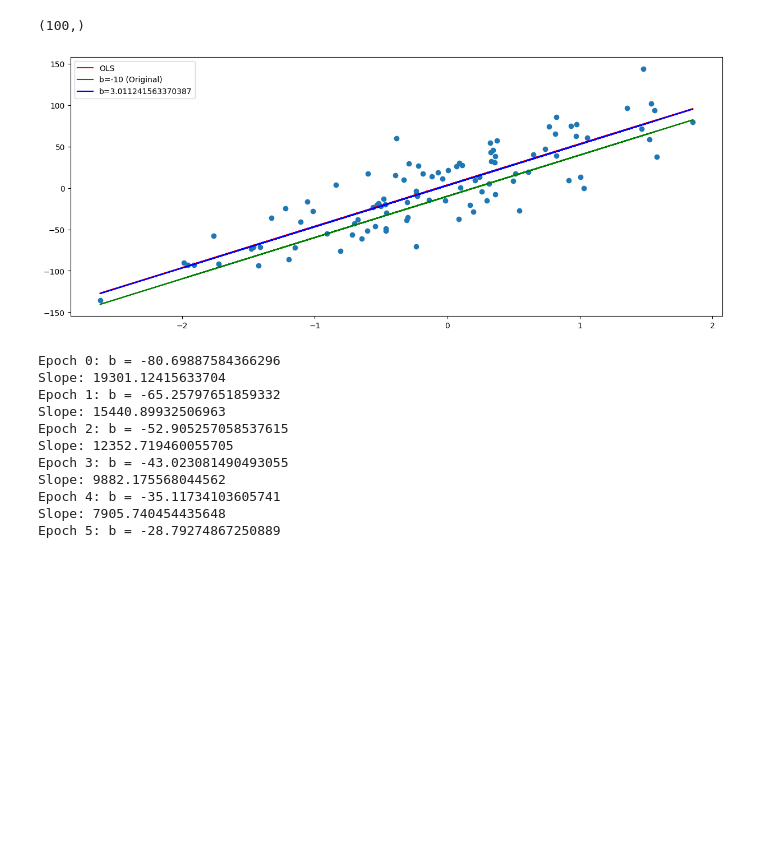
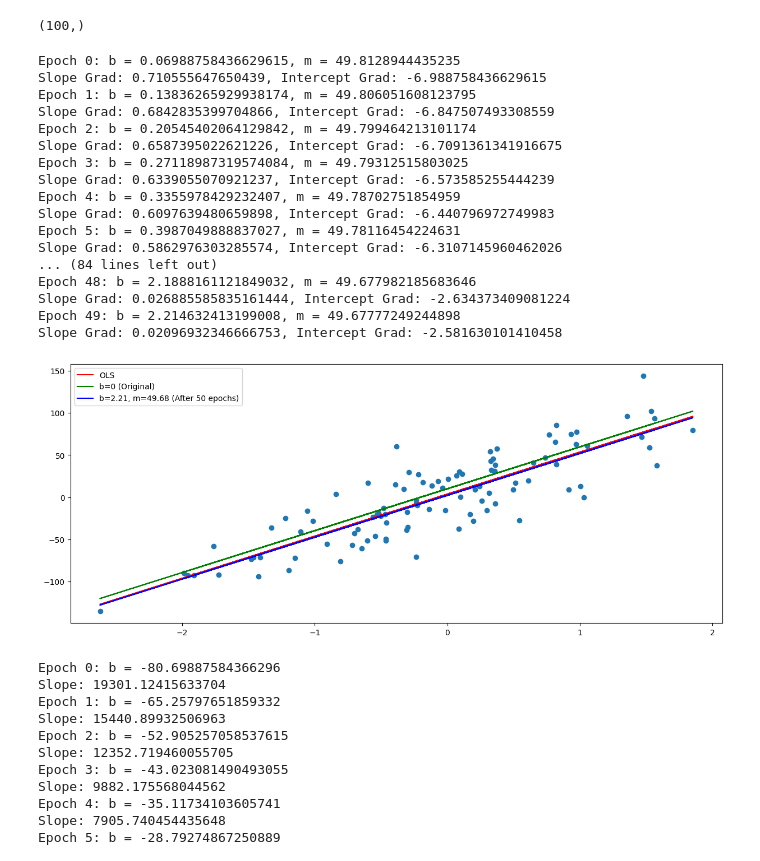
Before and after one commit to SumanGouda/Scikit-Learn-, a Jupyter notebook: LINEAR REAGRESSION/gradient_descent.ipynb, the cells around one changed output. Saved outputs shown, nothing was run; the diff lists cells and outputs as text; code cells hidden in the pictures; blank space fills up the shorter version.

```diff
--- a/LINEAR REAGRESSION/gradient_descent.ipynb
+++ b/LINEAR REAGRESSION/gradient_descent.ipynb
@@ -30,33 +30,52 @@ print(X.ravel().shape)
 # %% [output]
 (100,)
 # %%
-# Apply Gradient Descent assuming the slope to be constant and 49.82
+# Apply Gradient Descent
 m = 49.82
+b = 0 # Starting the intercept from 0
 
-b = -10 # Assuming intercept to be -10
-random_line = (m*X.ravel()) + b
+learning_rate = 0.01
+epochs = 50
+for i in range(epochs):
+    # Calculate the slope and intercept gradients
+    slope_grad = -2 * np.sum(X.ravel() * (y.ravel() - (m*X.ravel() + b))) / len(X)
+    intercept_grad = -2 * np.sum(y.ravel() - (m*X.ravel() + b)) / len(X)
 
-loss_func_slope = -2 * np.sum((y - (m*X.ravel() - b)))
+    m = m - learning_rate * slope_grad
+    b = b - learning_rate * intercept_grad
 
-learning_rate = -0.01
+    print(f'Epoch {i}: b = {b}, m = {m}')
+    print(f'Slope Grad: {slope_grad}, Intercept Grad: {intercept_grad}')
 
-step_size = learning_rate * loss_func_slope
-
-# New values of b
-b_new = b - step_size
-
-y_pred = m * X.ravel() + b_new
-
+random_line = m*X + 10
+y_pred = m*X + b
 fig, ax= plt.subplots(figsize=(15, 6))
 
 ax.scatter(X, y)
 ax.plot(X, ols.predict(X), color='red', label = 'OLS')
-ax.plot(X, random_line, color='green', label = f'b={b} (Original)')
-ax.plot(X, y_pred, color='blue', label = f'b={b_new}')
+ax.plot(X, random_line, color='green', label = f'b=0 (Original)')
+ax.plot(X, y_pred, color='blue', label = f'b={b:.2f}, m={m:.2f} (After {epochs} epochs)')
 ax.legend()
 fig.show()
 # %% [output]
+Epoch 0: b = 0.06988758436629615, m = 49.8128944435235
+Slope Grad: 0.710555647650439, Intercept Grad: -6.988758436629615
+Epoch 1: b = 0.13836265929938174, m = 49.806051608123795
+Slope Grad: 0.6842835399704866, Intercept Grad: -6.847507493308559
+Epoch 2: b = 0.20545402064129842, m = 49.799464213101174
+Slope Grad: 0.6587395022621226, Intercept Grad: -6.7091361341916675
+Epoch 3: b = 0.27118987319574084, m = 49.79312515803025
+Slope Grad: 0.6339055070921237, Intercept Grad: -6.573585255444239
+Epoch 4: b = 0.3355978429232407, m = 49.78702751854959
+Slope Grad: 0.6097639480659898, Intercept Grad: -6.440796972749983
+Epoch 5: b = 0.3987049888837027, m = 49.78116454224631
+Slope Grad: 0.5862976303285574, Intercept Grad: -6.3107145960462026
+... (84 lines left out)
+Epoch 48: b = 2.1888161121849032, m = 49.677982185683646
+Slope Grad: 0.026885585835161444, Intercept Grad: -2.634373409081224
+Epoch 49: b = 2.214632413199008, m = 49.67777249244898
+Slope Grad: 0.02096932346666753, Intercept Grad: -2.581630101410458
-[figure, old version]
+[figure, new version]
 # %%
 # Making same using a loop
 
```
Also changed, not shown: 1 other file.
